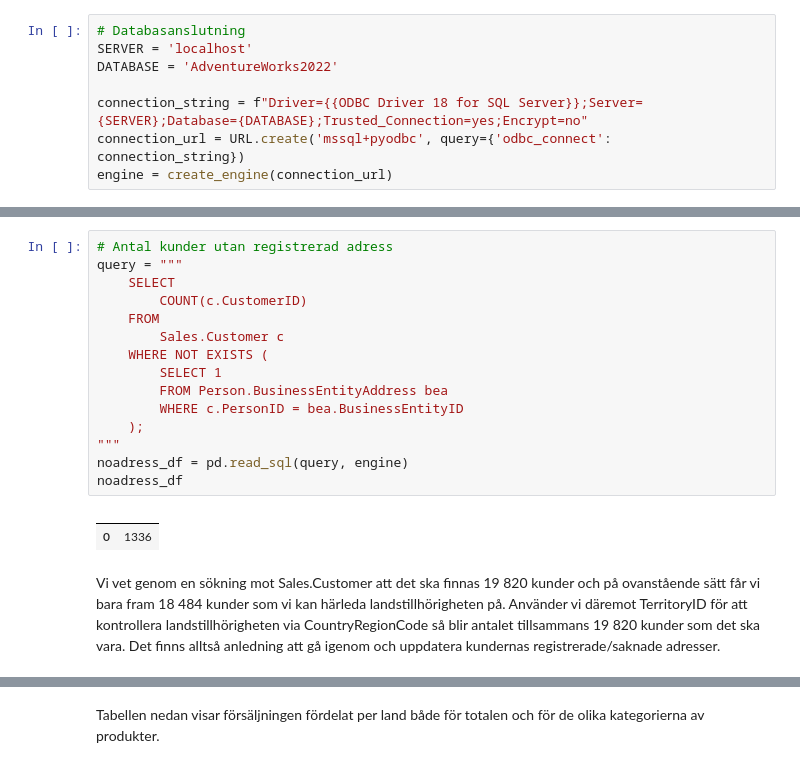
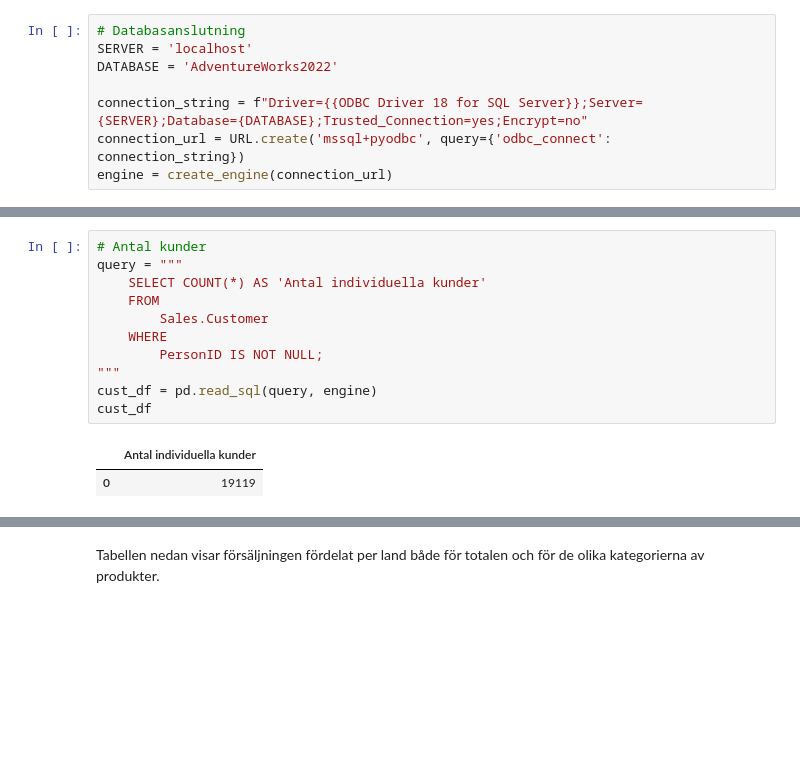
Before and after one commit to mabjq/ds24_SQL_kurs, a Jupyter notebook: Kunskapskontroll_sql.ipynb, the cells around one changed output, grey strips where cells are left out. Cells and saved outputs as stored; diff of their text form; blank space fills up the shorter version.

```diff
--- a/Kunskapskontroll_sql.ipynb
+++ b/Kunskapskontroll_sql.ipynb
@@ -217,20 +142,14 @@ Jag har valt att utgå ifrån de kunder som har en registrerad adress i Person.B
 # %%
-# Antal kunder utan registrerad adress
+# Antal kunder
 query = """
-    SELECT
-        COUNT(c.CustomerID)
+    SELECT COUNT(*) AS 'Antal individuella kunder'
     FROM
-        Sales.Customer c
-    WHERE NOT EXISTS (
-        SELECT 1
-        FROM Person.BusinessEntityAddress bea
-        WHERE c.PersonID = bea.BusinessEntityID
-    );
+        Sales.Customer
+    WHERE
+        PersonID IS NOT NULL;
 """
-noadress_df = pd.read_sql(query, engine)
-noadress_df
+cust_df = pd.read_sql(query, engine)
+cust_df
 # %% [output]
-|  |  |
-| 0 | 1336 |
+|  | Antal individuella kunder |
+| 0 | 19119 |
-# %% [markdown]
-Vi vet genom en sökning mot Sales.Customer att det ska finnas 19 820 kunder och på ovanstående sätt får vi bara fram 18 484 kunder som vi kan härleda landstillhörigheten på. Använder vi däremot TerritoryID för att kontrollera landstillhörigheten via CountryRegionCode så blir antalet tillsammans 19 820 kunder som det ska vara. Det finns alltså anledning att gå igenom och uppdatera kundernas registrerade/saknade adresser.
```
Also changed, not shown: parts of 38 cells of this notebook.
